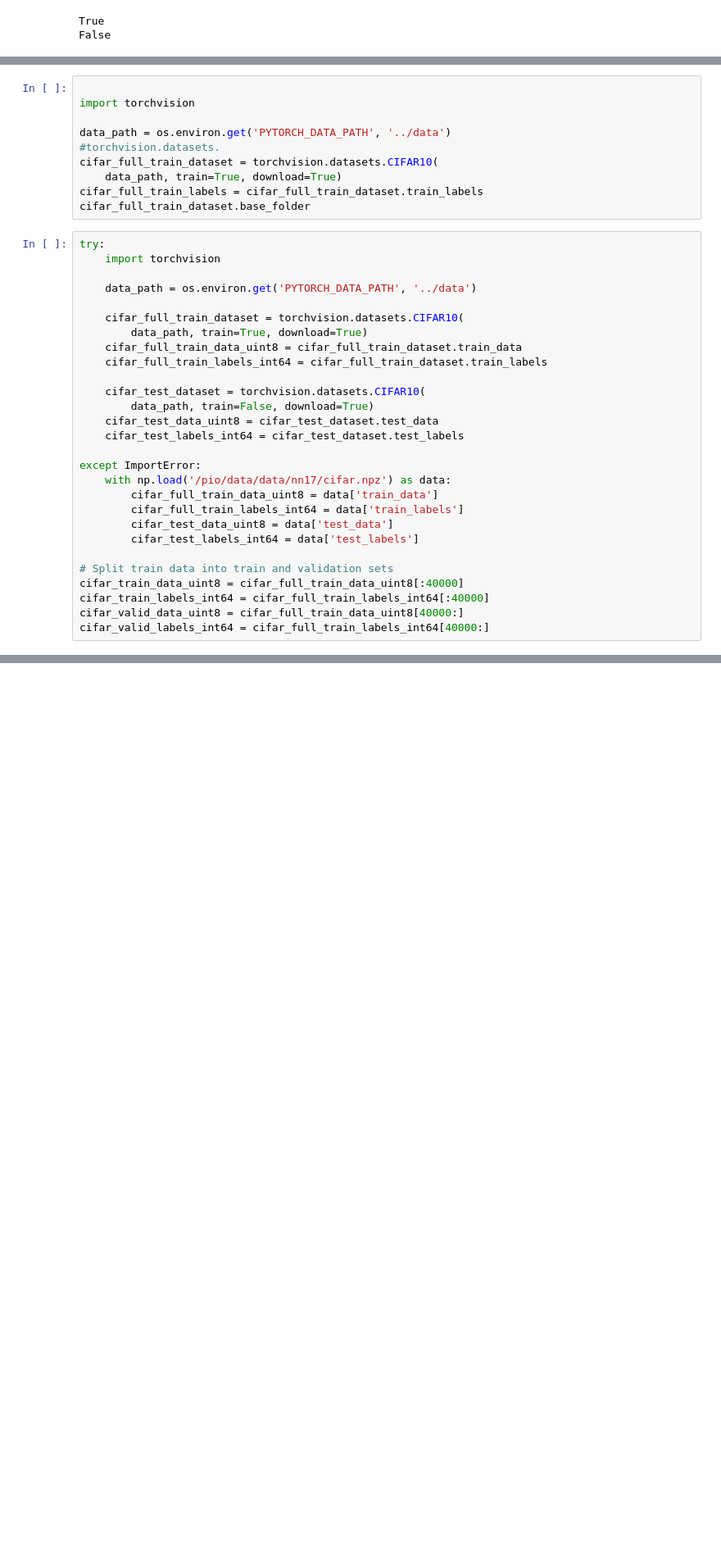
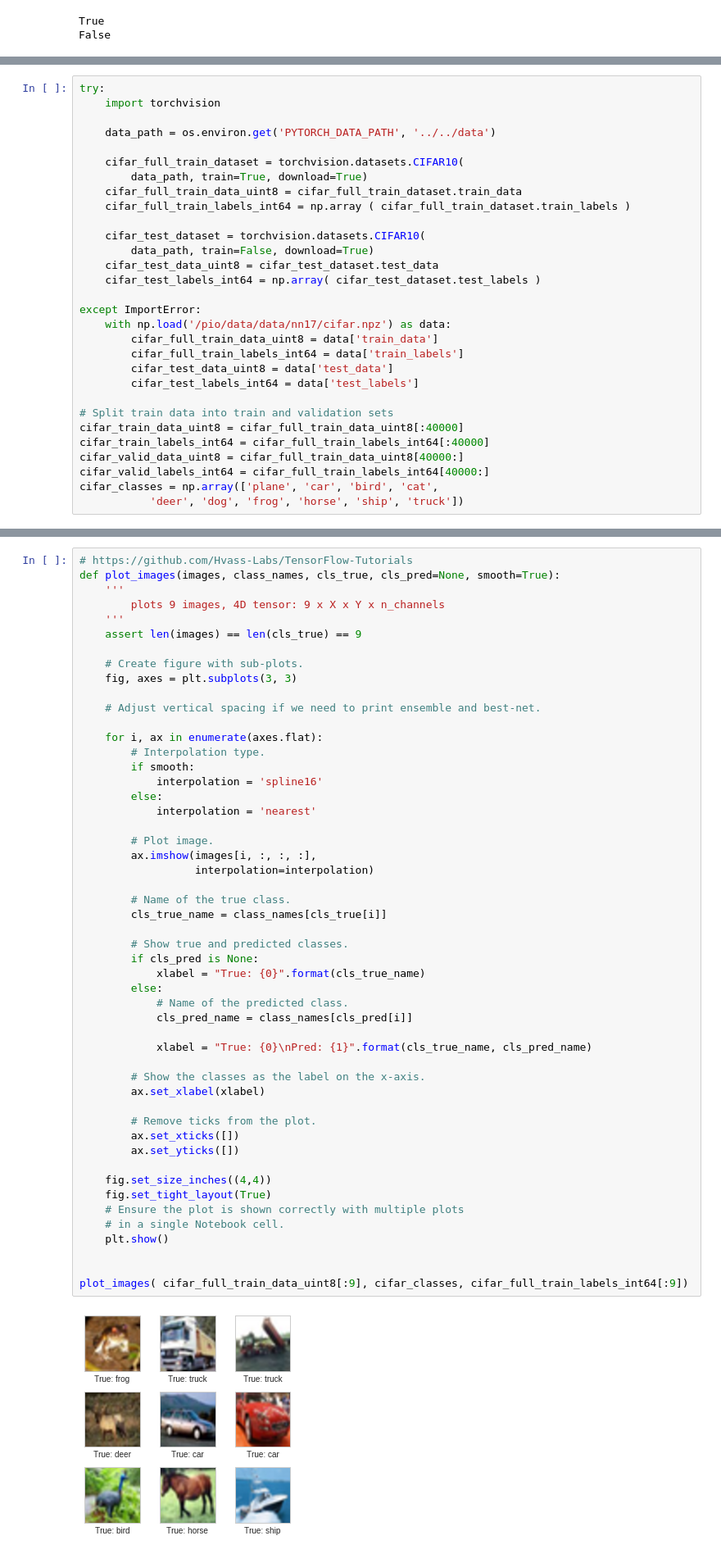
Before and after one commit to wfica/neural_networks, a Jupyter notebook: assignment1/Assignment1.ipynb, the cells around one changed output, grey strips where cells are left out. Shown at 82% size. Cells and saved outputs as stored; diff of their text form; blank space fills up the shorter version.

Commit message:
cifar part 01

```diff
--- a/assignment1/Assignment1.ipynb
+++ b/assignment1/Assignment1.ipynb
@@ -483,28 +492,18 @@ import torchvision
-# %%
-
-import torchvision
-
-data_path = os.environ.get('PYTORCH_DATA_PATH', '../data')
-#torchvision.datasets.
-cifar_full_train_dataset = torchvision.datasets.CIFAR10(
-    data_path, train=True, download=True)
-cifar_full_train_labels = cifar_full_train_dataset.train_labels
-cifar_full_train_dataset.base_folder
 # %%
 try:
     import torchvision
 
-    data_path = os.environ.get('PYTORCH_DATA_PATH', '../data')
+    data_path = os.environ.get('PYTORCH_DATA_PATH', '../../data')
 
     cifar_full_train_dataset = torchvision.datasets.CIFAR10(
         data_path, train=True, download=True)
     cifar_full_train_data_uint8 = cifar_full_train_dataset.train_data
-    cifar_full_train_labels_int64 = cifar_full_train_dataset.train_labels
+    cifar_full_train_labels_int64 = np.array ( cifar_full_train_dataset.train_labels )
 
     cifar_test_dataset = torchvision.datasets.CIFAR10(
         data_path, train=False, download=True)
     cifar_test_data_uint8 = cifar_test_dataset.test_data
-    cifar_test_labels_int64 = cifar_test_dataset.test_labels
+    cifar_test_labels_int64 = np.array( cifar_test_dataset.test_labels )
 
 except ImportError:
     with np.load('/pio/data/data/nn17/cifar.npz') as data:
@@ -518,3 +517,5 @@ cifar_train_data_uint8 = cifar_full_train_data_uint8[:40000]
 cifar_train_labels_int64 = cifar_full_train_labels_int64[:40000]
 cifar_valid_data_uint8 = cifar_full_train_data_uint8[40000:]
 cifar_valid_labels_int64 = cifar_full_train_labels_int64[40000:]
+cifar_classes = np.array(['plane', 'car', 'bird', 'cat',
+           'deer', 'dog', 'frog', 'horse', 'ship', 'truck'])
@@ -533,0 +525,53 @@ TypeError: Invalid dimensions for image data
+# %%
+# https://github.com/Hvass-Labs/TensorFlow-Tutorials
+def plot_images(images, class_names, cls_true, cls_pred=None, smooth=True):
+    '''
+        plots 9 images, 4D tensor: 9 x X x Y x n_channels
+    '''
+    assert len(images) == len(cls_true) == 9
+
+    # Create figure with sub-plots.
+    fig, axes = plt.subplots(3, 3)
+
+    # Adjust vertical spacing if we need to print ensemble and best-net.
+
+    for i, ax in enumerate(axes.flat):
+        # Interpolation type.
+        if smooth:
+            interpolation = 'spline16'
+        else:
+            interpolation = 'nearest'
+
+        # Plot image.
+        ax.imshow(images[i, :, :, :],
+                  interpolation=interpolation)
+
+        # Name of the true class.
+        cls_true_name = class_names[cls_true[i]]
+
+        # Show true and predicted classes.
+        if cls_pred is None:
+            xlabel = "True: {0}".format(cls_true_name)
+        else:
+            # Name of the predicted class.
+            cls_pred_name = class_names[cls_pred[i]]
+
+            xlabel = "True: {0}\nPred: {1}".format(cls_true_name, cls_pred_name)
+
+        # Show the classes as the label on the x-axis.
+        ax.set_xlabel(xlabel)
+
+        # Remove ticks from the plot.
+        ax.set_xticks([])
+        ax.set_yticks([])
+
+    fig.set_size_inches((4,4))
+    fig.set_tight_layout(True)
+    # Ensure the plot is shown correctly with multiple plots
+    # in a single Notebook cell.
+    plt.show()
+
+
+plot_images( cifar_full_train_data_uint8[:9], cifar_classes, cifar_full_train_labels_int64[:9])
+# %% [output]
+[figure, added]
```
Also changed, not shown: parts of 16 cells of this notebook.
